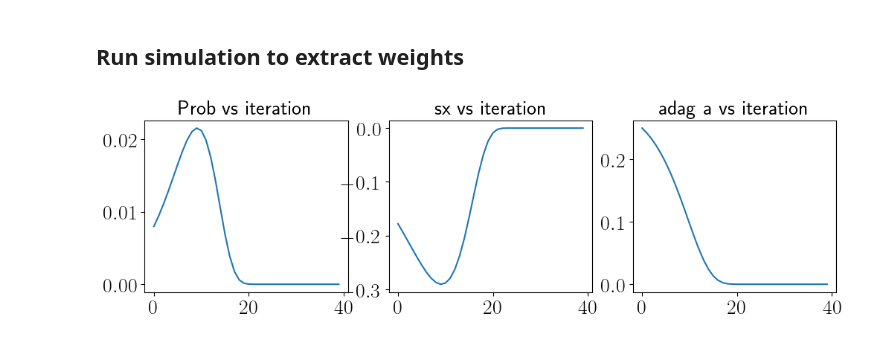
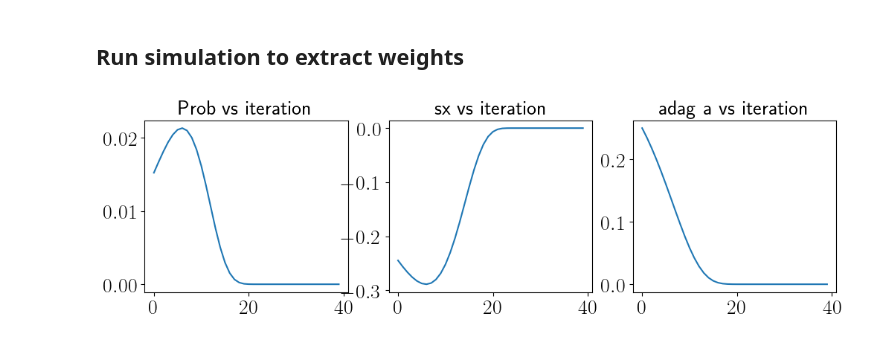
Before and after one commit to ingstra/qubitdyne, a Jupyter notebook: 221014 Qubit-dyne faster_mod2.ipynb, the cells around one changed output. Cells and saved outputs as stored; diff of their text form; code cells hidden in the pictures.

```diff
--- a/221014 Qubit-dyne faster_mod2.ipynb
+++ b/221014 Qubit-dyne faster_mod2.ipynb
@@ -73,18 +73,19 @@ gint = 0.18
 expspeed=2.4
 # %%
 Nmeas = 40
-gint = 0.18
-expspeed=0.1
+gint = 0.25
+expspeed=0.08
 
 nsteps = np.linspace(0,Nmeas-1,Nmeas)
 
-angmult=np.exp(expspeed*nsteps)
+angmult=np.exp(expspeed*(nsteps))
 
+#angmult = np.ones_like(nsteps) # constant coupling
 
 U_ints=[]
 for i in range(Nmeas):
     U_ints.append(interact(gint*angmult[i]))
     #U_ints.append(interact(gint*(1+i/5))) # works fine
 
-angmult
+plt.plot(angmult)
 # %% [output]
@@ -109,7 +104,7 @@ qbfeedback = rotateX(np.pi) # this pulse will reset the qubit if found in the ex
 p1exp = []
 n_cav = []
 sxexp = []
-rho = psi0.proj()
+rho = ket2dm(psi0)
 
 for i in range(Nmeas):
 
@@ -118,32 +113,32 @@ for i in range(Nmeas):
     rho = U_int * rho * U_int.dag()
 
     p1val= expect(proj1, rho)
     p1exp.append(p1val)
 
     sxval = expect(sy, rho)
     sxexp.append(sxval)
 
     rho = tensor(rho.ptrace(0),basis(2,0).proj())
 
 ## Define weights based on how much pop is extracted from cavity at each round
 weights=np.array(p1exp)
-weights = weights/np.sum(weights**2)
+#weights = weights/np.sum(weights**2)
 
 # This correction factor enforces that the measured expectation value of <a> agrees on the reference state
 corr = alpharef/np.sum(sxexp*weights)
 
 fig, axes = plt.subplots(1, 3, figsize=(12,3))
 
 axes[0].plot(p1exp)
 # axes[2].plot(0.5-(0.5-np.min(szexp))*np.exp(-np.linspace(0,Nmeas-1,Nmeas)*(gint*gint/2)))
 lbl2 = axes[0].set_title("Prob vs iteration")
 
 axes[1].plot(sxexp)
 # axes[2].plot(0.5-(0.5-np.min(szexp))*np.exp(-np.linspace(0,Nmeas-1,Nmeas)*(gint*gint/2)))
 lbl2 = axes[1].set_title("sx vs iteration")
 
 axes[2].plot(n_cav)
 lbl2 = axes[2].set_title("adag a vs iteration")
 plt.show()
 # %% [output]
-[figure, old version]
+[figure, new version]
```
Also changed, not shown: parts of 10 cells of this notebook.
